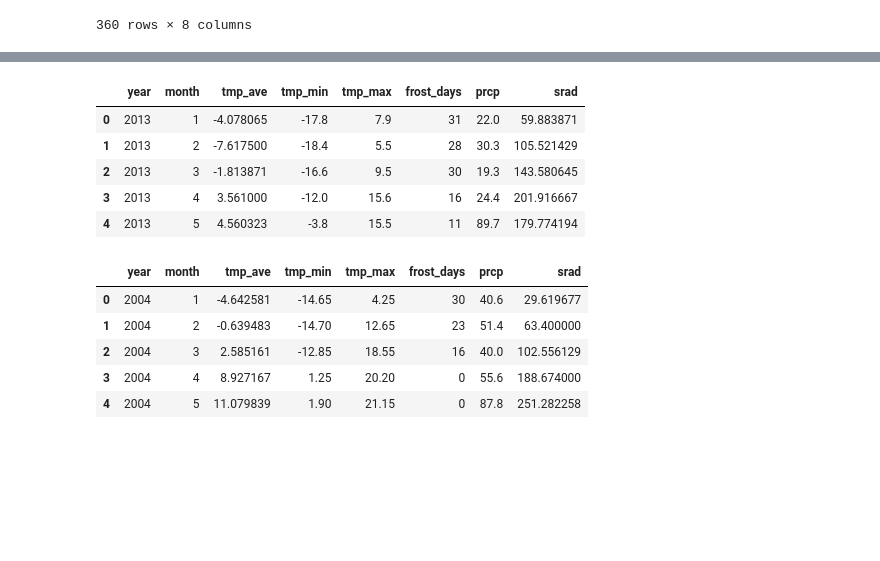
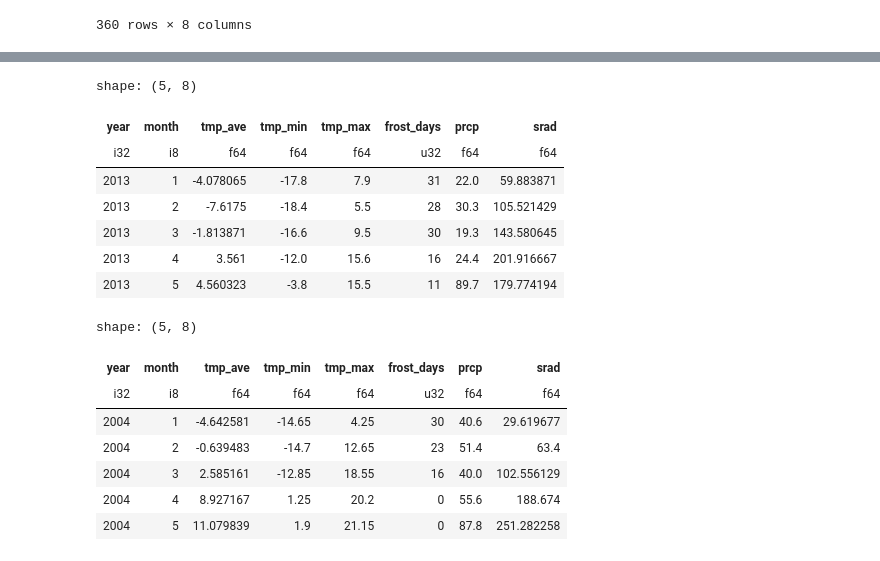
Before and after one commit to simlab-vs/TrunX, a Jupyter notebook: notebooks/icp_weather_data.ipynb, the cells around one changed output, grey strips where cells are left out. Saved outputs shown, nothing was run; the diff lists cells and outputs as text; code cells hidden in the pictures; blank space fills up the shorter version.

Commit message:
Changed from pandas to polars

```diff
--- a/notebooks/icp_weather_data.ipynb
+++ b/notebooks/icp_weather_data.ipynb
@@ -690,41 +690,42 @@ mtemp_df = temp_df.group_by(["month_year"]).agg(
     pl.col("daily_mean").mean().alias("tmp_ave"),
     pl.col("daily_min").min().alias("tmp_min"),
     pl.col("daily_max").max().alias("tmp_max"),
     (pl.col("daily_min") < 0).sum().alias("frost_days"),
 )
 
 mprcp_df = prcp_df.group_by("month_year").agg(pl.col("daily_mean").sum().alias("prcp"))
 
 msrad_df = srad_df.group_by("month_year").agg(pl.col("daily_mean").mean().alias("srad"))
 
 weather_df = mtemp_df.join(mprcp_df, on="month_year").join(msrad_df, on="month_year")
 
 weather_df = (
     weather_df.with_columns(
         [pl.col("month_year").str.strptime(pl.Date, "%m-%Y").alias("month_year")]
     )
     .with_columns(
         [
             pl.col("month_year").dt.year().alias("year"),
             pl.col("month_year").dt.month().alias("month"),
         ]
     )
     .select(["year", "month", "tmp_ave", "tmp_min", "tmp_max", "frost_days", "prcp", "srad"])
     .sort(by=["year", "month"])
     .drop_nulls()
-    .to_pandas()
 )
 
-weather_df.to_excel("../data/intermediate/Davos_weather_data.xlsx", index=False)
+weather_df.to_pandas().to_excel("../data/intermediate/Davos_weather_data.xlsx", index=False)
 
 weather_df.head()
 # %% [output]
+shape: (5, 8)
-|  | year | month | tmp_ave | tmp_min | tmp_max | frost_days | prcp | srad |
-| 0 | 2013 | 1 | -4.078065 | -17.8 | 7.9 | 31 | 22.0 | 59.883871 |
-| 1 | 2013 | 2 | -7.617500 | -18.4 | 5.5 | 28 | 30.3 | 105.521429 |
-| 2 | 2013 | 3 | -1.813871 | -16.6 | 9.5 | 30 | 19.3 | 143.580645 |
-| 3 | 2013 | 4 | 3.561000 | -12.0 | 15.6 | 16 | 24.4 | 201.916667 |
-| 4 | 2013 | 5 | 4.560323 | -3.8 | 15.5 | 11 | 89.7 | 179.774194 |
+| year | month | tmp_ave | tmp_min | tmp_max | frost_days | prcp | srad |
+| i32 | i8 | f64 | f64 | f64 | u32 | f64 | f64 |
+| 2013 | 1 | -4.078065 | -17.8 | 7.9 | 31 | 22.0 | 59.883871 |
+| 2013 | 2 | -7.6175 | -18.4 | 5.5 | 28 | 30.3 | 105.521429 |
+| 2013 | 3 | -1.813871 | -16.6 | 9.5 | 30 | 19.3 | 143.580645 |
+| 2013 | 4 | 3.561 | -12.0 | 15.6 | 16 | 24.4 | 201.916667 |
+| 2013 | 5 | 4.560323 | -3.8 | 15.5 | 11 | 89.7 | 179.774194 |
 # %%
 plot_df = df.filter(pl.col("plot_id") == "51.0001")
 
@@ -760,19 +761,20 @@ weather_df = (
     .select(["year", "month", "tmp_ave", "tmp_min", "tmp_max", "frost_days", "prcp", "srad"])
     .sort(by=["year", "month"])
     .drop_nulls()
-    .to_pandas()
 )
 
-# weather_df.to_excel("../data/intermediate/weather_data.xlsx", index=False)
+# weather_df.to_pandas().to_excel("../data/intermediate/weather_data.xlsx", index=False)
 
 weather_df.head()
 # %% [output]
+shape: (5, 8)
-|  | year | month | tmp_ave | tmp_min | tmp_max | frost_days | prcp | srad |
-| 0 | 2004 | 1 | -4.642581 | -14.65 | 4.25 | 30 | 40.6 | 29.619677 |
-| 1 | 2004 | 2 | -0.639483 | -14.70 | 12.65 | 23 | 51.4 | 63.400000 |
-| 2 | 2004 | 3 | 2.585161 | -12.85 | 18.55 | 16 | 40.0 | 102.556129 |
-| 3 | 2004 | 4 | 8.927167 | 1.25 | 20.20 | 0 | 55.6 | 188.674000 |
-| 4 | 2004 | 5 | 11.079839 | 1.90 | 21.15 | 0 | 87.8 | 251.282258 |
+| year | month | tmp_ave | tmp_min | tmp_max | frost_days | prcp | srad |
+| i32 | i8 | f64 | f64 | f64 | u32 | f64 | f64 |
+| 2004 | 1 | -4.642581 | -14.65 | 4.25 | 30 | 40.6 | 29.619677 |
+| 2004 | 2 | -0.639483 | -14.7 | 12.65 | 23 | 51.4 | 63.4 |
+| 2004 | 3 | 2.585161 | -12.85 | 18.55 | 16 | 40.0 | 102.556129 |
+| 2004 | 4 | 8.927167 | 1.25 | 20.2 | 0 | 55.6 | 188.674 |
+| 2004 | 5 | 11.079839 | 1.9 | 21.15 | 0 | 87.8 | 251.282258 |
 # %%
 # -------------------------------------------------------------------
 # Summary table for weather_df: completeness and gap analysis
```
Also changed, not shown: parts of 12 cells of this notebook.
